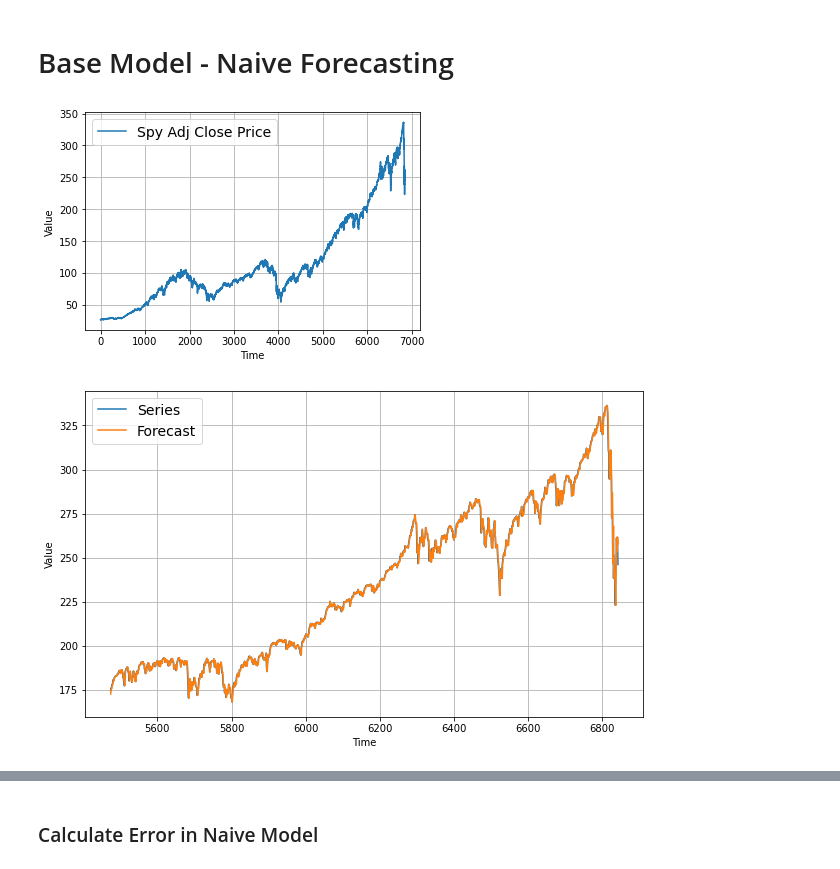
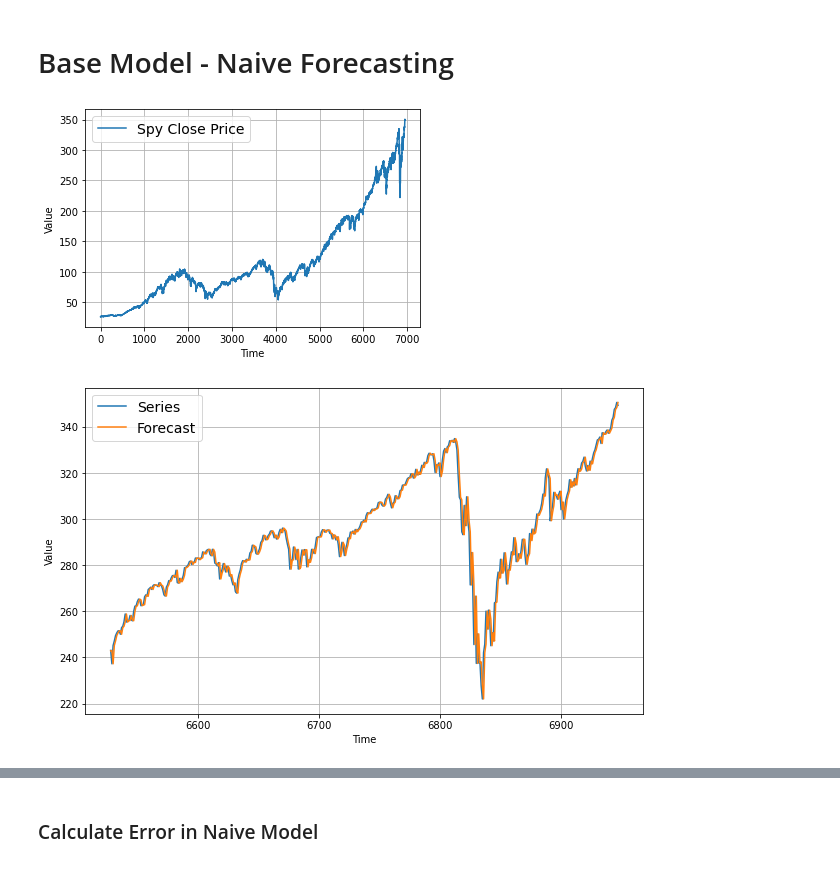
Before and after one commit to bsamaha/SPY-Time-Series-Predictions, a Jupyter notebook: Time Series Forecasting of ETFs.ipynb, the cells around one changed output, grey strips where cells are left out. Drawn from its saved outputs; the diff is of its cells as text; code cells hidden in the pictures.

```diff
--- a/Time Series Forecasting of ETFs.ipynb
+++ b/Time Series Forecasting of ETFs.ipynb
@@ -15,18 +17,18 @@ from pmdarima import auto_arima
 # %%
 # Read data in to dataframes
-spy = pd.read_csv('etfs/SPY.csv')
-dia = pd.read_csv('etfs/DIA.csv')
-qqq = pd.read_csv('etfs/QQQ.csv')
+spy = pd.read_csv('SPY.csv')
+# dia = pd.read_csv('etfs/DIA.csv')
+# qqq = pd.read_csv('etfs/QQQ.csv')
 
 
 # Change date column to datetime type
 spy['Date'] = pd.to_datetime(spy['Date'])
-dia['Date'] = pd.to_datetime(dia['Date'])
-qqq['Date'] = pd.to_datetime(qqq['Date'])
+# dia['Date'] = pd.to_datetime(dia['Date'])
+# qqq['Date'] = pd.to_datetime(qqq['Date'])
 
-# View amount of daily data
-print(f'There are {spy.shape[0]} rows in SPY and {dia.shape[0]} DIA rows')
-print('*'*100)
-print(f'''The date range of SPY is {spy.index.min()} to {spy.index.max()}
-       \n DIA is {dia.index.values.min()} to {dia.index.max()}
-       \n QQQ is {qqq.index.min()} to {qqq.index.max()}''')
+# # View amount of daily data
+# print(f'There are {spy.shape[0]} rows in SPY and {dia.shape[0]} DIA rows')
+# print('*'*100)
+# print(f'''The date range of SPY is {spy.index.min()} to {spy.index.max()}
+#        \n DIA is {dia.index.values.min()} to {dia.index.max()}
+#        \n QQQ is {qqq.index.min()} to {qqq.index.max()}''')
@@ -109,0 +50,16 @@ plot_series(time=spy.index,series=spy['Adj Close'])
+# %%
+series = spy['Close']
+
+# Create train data set
+train_split_date = '2014-12-31'
+train_split_index = np.where(spy.Date == train_split_date)[0][0]
+x_train = spy.loc[spy['Date'] <= train_split_date]['Close']
+
+# Create test data set
+test_split_date = '2019-01-02'
+test_split_index = np.where(spy.Date == test_split_date)[0][0]
+x_test = spy.loc[spy['Date'] >= test_split_date]['Close']
+
+# Create valid data set
+valid_split_index = (train_split_index.max(),test_split_index.min())
+x_valid = spy.loc[(spy['Date'] < test_split_date) & (spy['Date'] > train_split_date)]['Close']
@@ -113,14 +78,14 @@ model_mae_scores = {}
 # %% [markdown]
 # Base Model - Naive Forecasting
 # %%
-plot_series(time=spy.index,series=spy['Adj Close'], label = 'Spy Adj Close Price')
+plot_series(time=spy.index,series=spy['Close'], label = 'Spy Close Price')
 # %% [output]
-[figure, old version]
+[figure, new version]
 # %%
-naive_forecast = spy['Adj Close'][split_time - 1:-1]
+naive_forecast = series[test_split_index-1 :-1]
 # %%
 plt.figure(figsize=(10, 6))
-plot_series(time_valid, x_valid, label="Series")
-plot_series(time_valid, naive_forecast, label="Forecast")
+plot_series(series.index[test_split_index:], x_test, label="Series")
+plot_series(series.index[test_split_index:], naive_forecast, label="Forecast")
 # %% [output]
-[figure, old version]
+[figure, new version]
```
Also changed, not shown: parts of 66 cells of this notebook, 6 other files.
